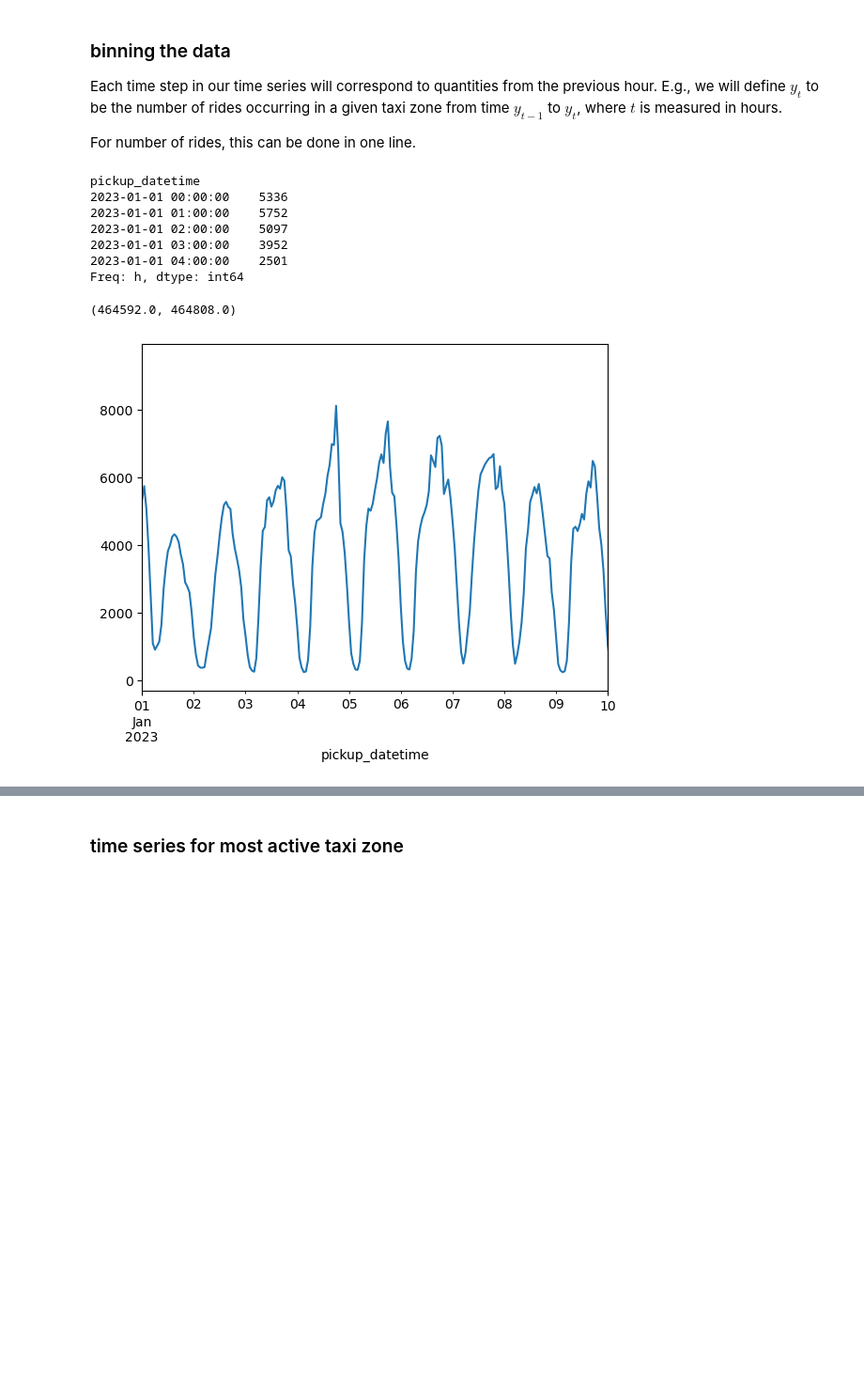
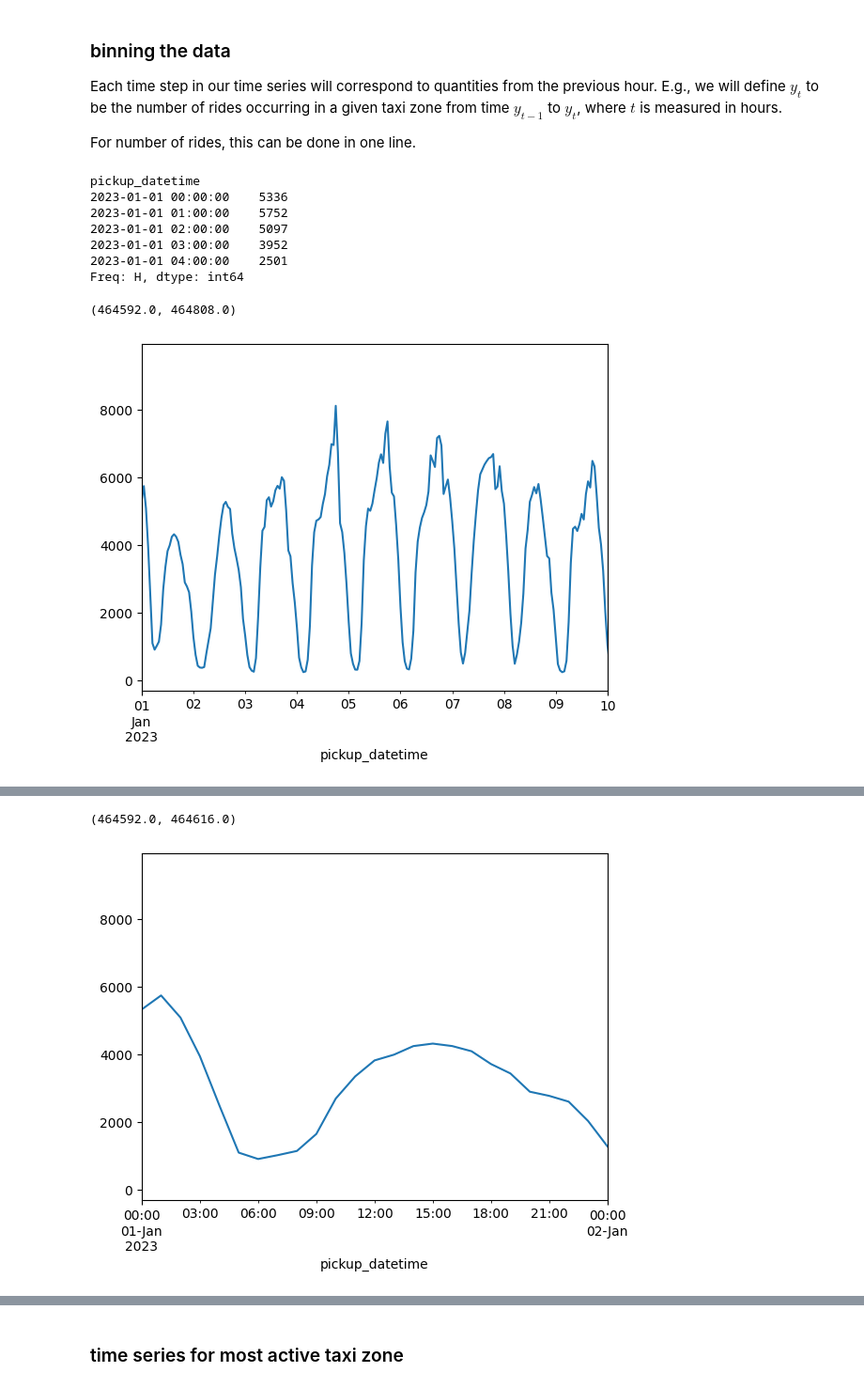
Before and after one commit to edwarddramirez/taxi-forecast, a Jupyter notebook: notebooks/01_load_data.ipynb, the cells around one changed output, grey strips where cells are left out. Shown at 94% size. Cells and saved outputs as stored; diff of their text form; code cells hidden in the pictures; blank space fills up the shorter version.

```diff
--- a/notebooks/01_load_data.ipynb
+++ b/notebooks/01_load_data.ipynb
@@ -18,4 +20,4 @@ I created a loading file that directly loads the data files from the NYC TLC web
 # %%
 # load yellow taxi data for month 01/2023
-df = pr.load_taxi_data(month = 1, year = 2023, vehicle_type = 'yellow')
+df_y = pr.load_taxi_data(month = 1, year = 2023, vehicle_type = 'yellow')
 # %%
@@ -32,7 +34,7 @@ df.head()
 Each different dataset has different column names for the column corresponding to `pickup_datetime`. For the `yellow` taxis, it is `tpep_pickup_datetime`. Let's change the name to just `pickup_datetime`.
 # %%
 # split datetime into data and time
-df.rename(
+df_y.rename(
     columns = {'tpep_pickup_datetime': 'pickup_datetime',
                'tpep_dropoff_datetime': 'dropoff_datetime'},
     inplace = True
@@ -55,8 +57,8 @@ Name: pickup_datetime, dtype: datetime64[us]
 Min: 2008-12-31 23:01:42 , Max: 2023-02-01 00:56:53
 # %%
 # remove rows with year not equal to 2023 and within January
-df = df[(df.pickup_datetime.dt.year == 2023) & (df.pickup_datetime.dt.month == 1)]
-df.pickup_datetime.sort_values().head()
+df_y = df_y[(df_y.pickup_datetime.dt.year == 2023) & (df_y.pickup_datetime.dt.month == 1)]
+df_y.pickup_datetime.sort_values().head()
 # %% [output]
 2995098   2023-01-01 00:00:00
 3497      2023-01-01 00:00:05
@@ -71,11 +97,11 @@ Each time step in our time series will correspond to quantities from the previou
 For number of rides, this can be done in one line.
 # %%
 # convert to hourly time series
-ts = df.set_index('pickup_datetime').groupby(pd.Grouper(freq='H')).size() # note, we can try different "bin sizes" (e.g., '15min', 'D', etc.)
-print(ts.head())
+ts_y = df_y.set_index('pickup_datetime').groupby(pd.Grouper(freq='H')).size() # note, we can try different "bin sizes" (e.g., '15min', 'D', etc.)
+print(ts_y.head())
 
 # plot hourly time series
-ts.plot()
+ts_y.plot()
 plt.xlim('2023-01-01', '2023-01-10')
 # %% [output]
 pickup_datetime
@@ -84,6 +110,14 @@ pickup_datetime
 2023-01-01 02:00:00    5097
 2023-01-01 03:00:00    3952
 2023-01-01 04:00:00    2501
-Freq: h, dtype: int64
+Freq: H, dtype: int64
 (464592.0, 464808.0)
 [figure]
+# %%
+ts_y = df_y.set_index('pickup_datetime').groupby(pd.Grouper(freq='H')).size() # note, we can try different "bin sizes" (e.g., '15min', 'D', etc.)
+print(ts_y.head())
+
+# plot hourly time series
+ts_y.plot()
+plt.xlim('2023-01-01', '2023-01-2')
+# %% [output]
@@ -89,0 +131,2 @@ Freq: h, dtype: int64
+(464592.0, 464616.0)
+[figure, added]
```
Also changed, not shown: parts of 72 cells of this notebook.
